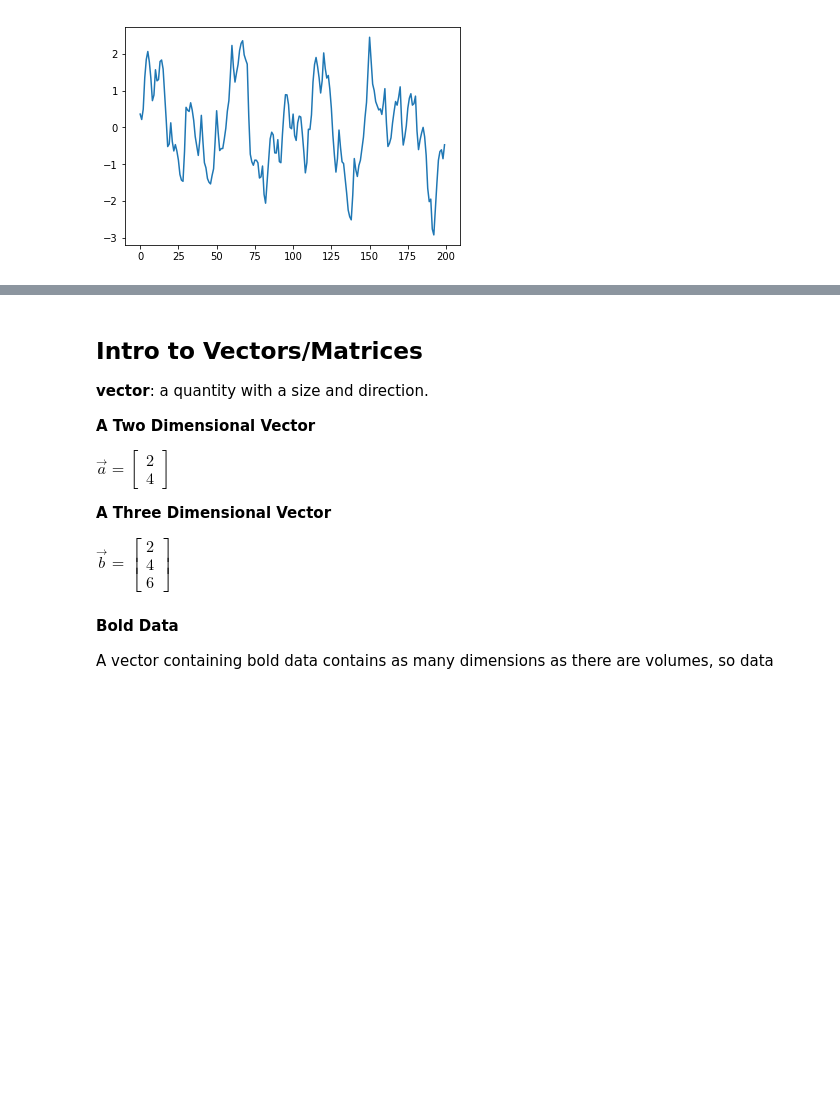
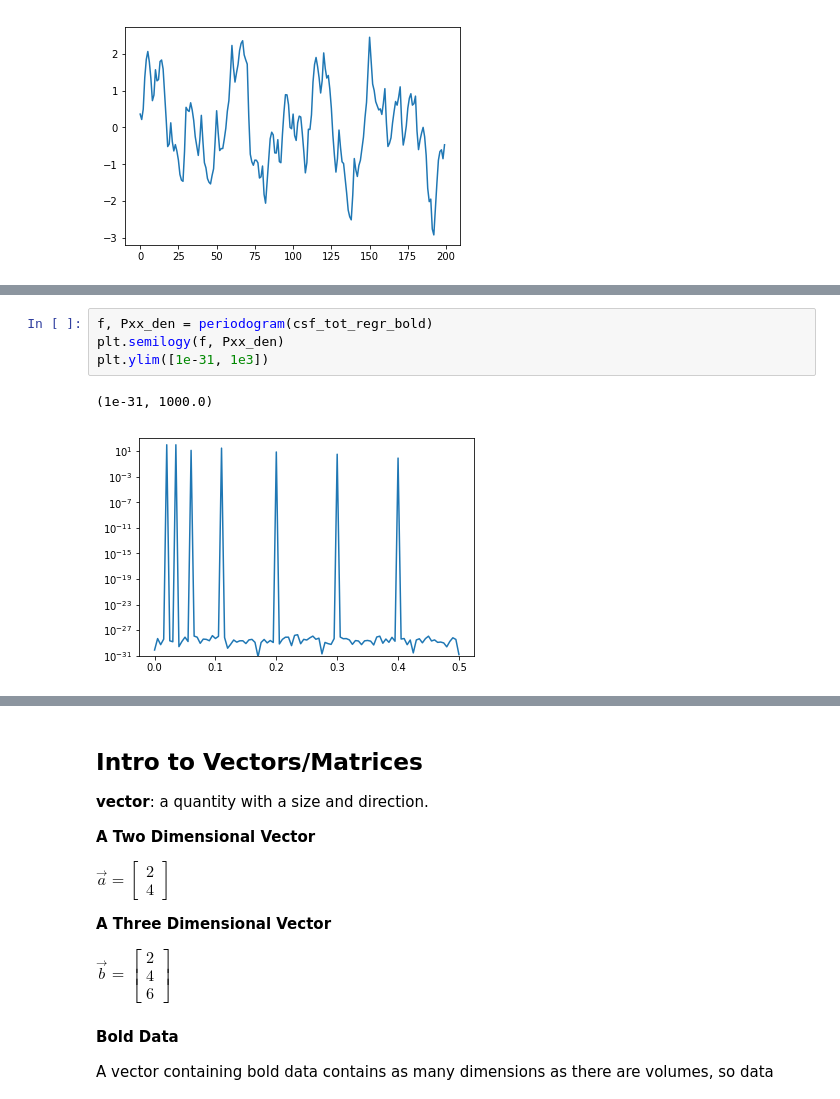
Before and after one commit to jdkent/tests_and_musings, a Jupyter notebook: hallquist_with_aroma.ipynb, the cells around one changed output, grey strips where cells are left out. Drawn from its saved outputs; the diff is of its cells as text; blank space fills up the shorter version.

```diff
--- a/hallquist_with_aroma.ipynb
+++ b/hallquist_with_aroma.ipynb
@@ -167,0 +177,7 @@ array([[ 1.        ,  0.88640526],
+# %%
+f, Pxx_den = periodogram(csf_tot_regr_bold)
+plt.semilogy(f, Pxx_den)
+plt.ylim([1e-31, 1e3])
+# %% [output]
+(1e-31, 1000.0)
+[figure, added]
```
Also changed, not shown: parts of 5 cells of this notebook.
